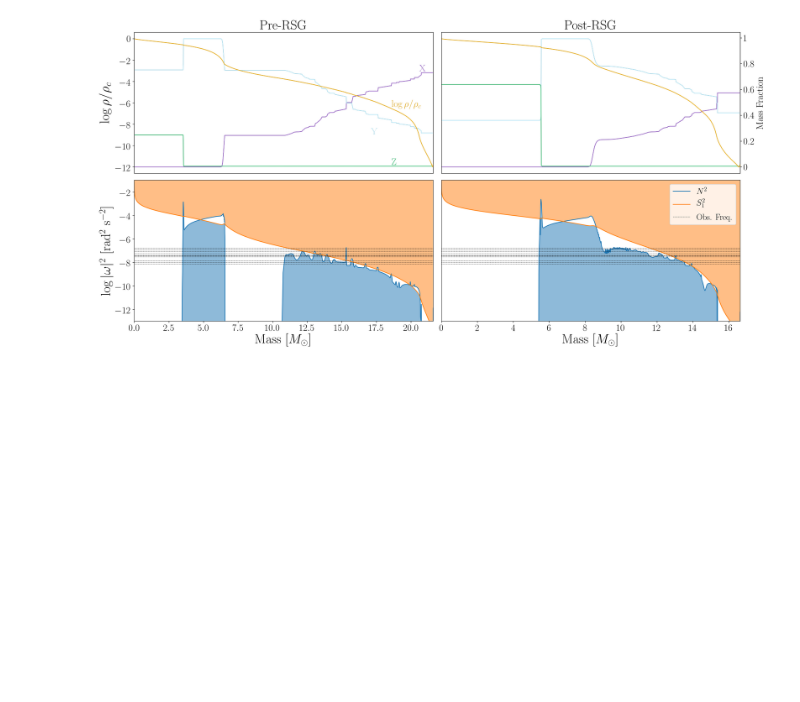
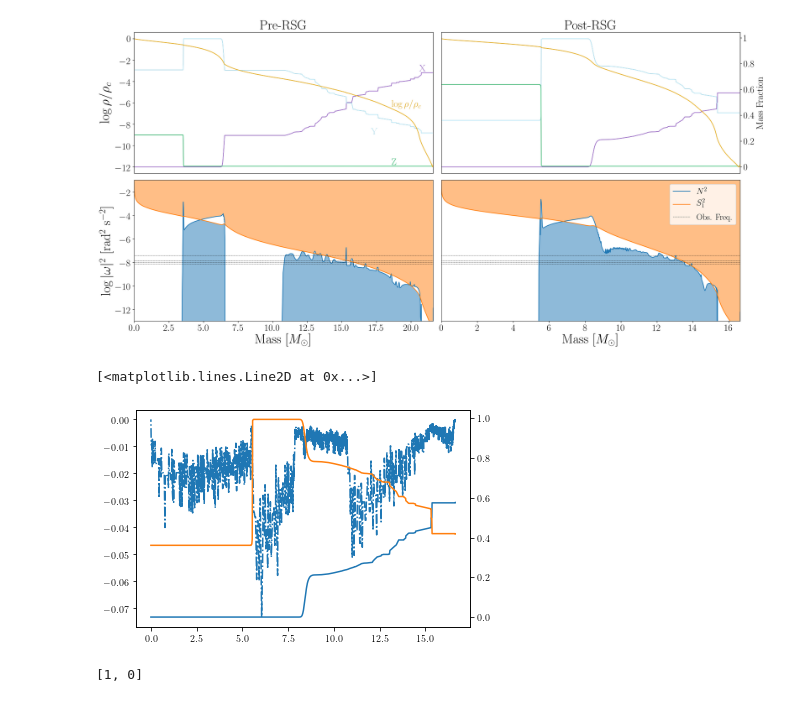
Before and after one commit to tzdwi/TESS, a Jupyter notebook: code/mesa/propagation_diagram/propagation_diagram.ipynb, the cells around one changed output. Drawn from its saved outputs; the diff is of its cells as text; code cells hidden in the pictures; blank space fills up the shorter version.

```diff
--- a/code/mesa/propagation_diagram/propagation_diagram.ipynb
+++ b/code/mesa/propagation_diagram/propagation_diagram.ipynb
@@ -293,7 +320,7 @@ plt.savefig('../../../plots/kippenhahn.pdf')
 # %%
 import astropy.units as u
 
-these_fs = np.array([1.59348824, 2.67043002, 1.33522847, 1.17418715, 4.00571582, 3.18691508, 4.78027694, 5.34124582, 2.34860073, 2.57294069])
+these_fs = np.array([1.59347960, 2.67052158, 1.33523329, 1.17424693])
 these_fs = 2*np.pi*these_fs * (u.rad/u.day).to(u.rad/u.second)
 
 prof = read_profile_file(f'out_post/mesa_initial_mass_{pre_mass}__/LOGS/profile{close_pre["profile"]}.data')
@@ -416,3 +443,17 @@ plt.tight_layout()
 plt.savefig('../../../plots/propagation_diagram.pdf',bbox_inches='tight')
 # %% [output]
 [figure]
+# %%
+plt.plot(profile['mass'][:-1],np.diff(profile['mass']),'-.')
+ax = plt.twinx()
+ax.plot(profile['mass'],profile['x_mass_fraction_H'])
+ax.plot(profile['mass'],profile['y_mass_fraction_He'])
+#plt.ylim(12,15)
+#plt.xlim(650,750)
+# %% [output]
+[<matplotlib.lines.Line2D at 0x...>]
+[figure, added]
+# %%
+[1,0][0:2]
+# %% [output]
+[1, 0]
```
Also changed, not shown: parts of 4 cells of this notebook, 14 other files.
